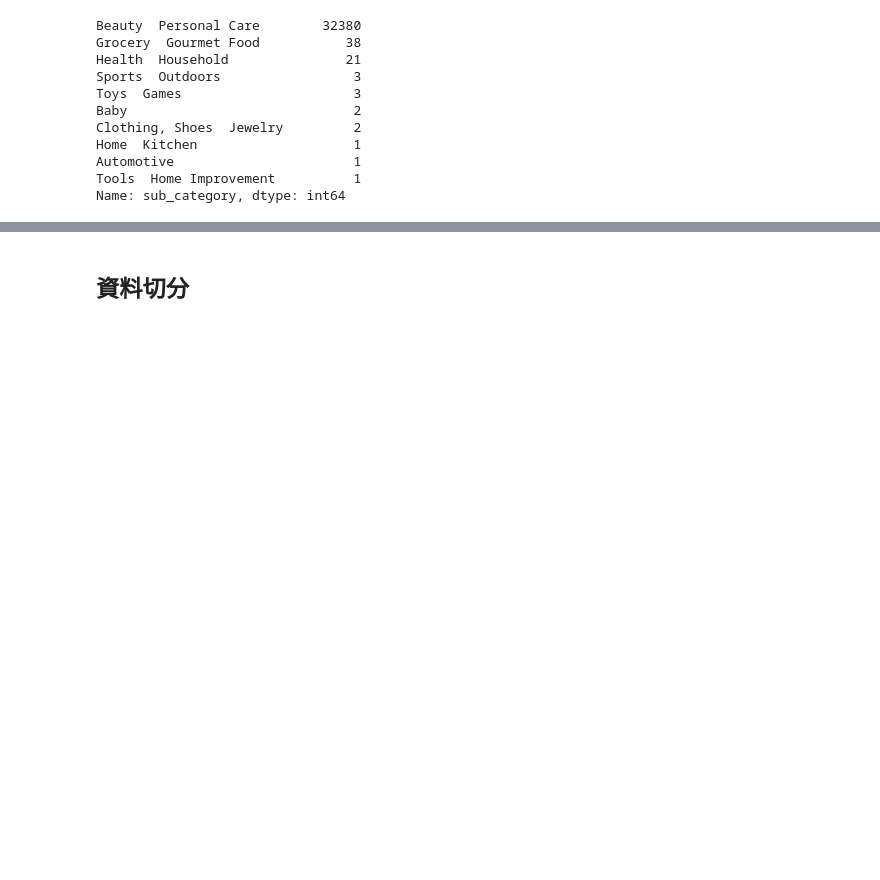
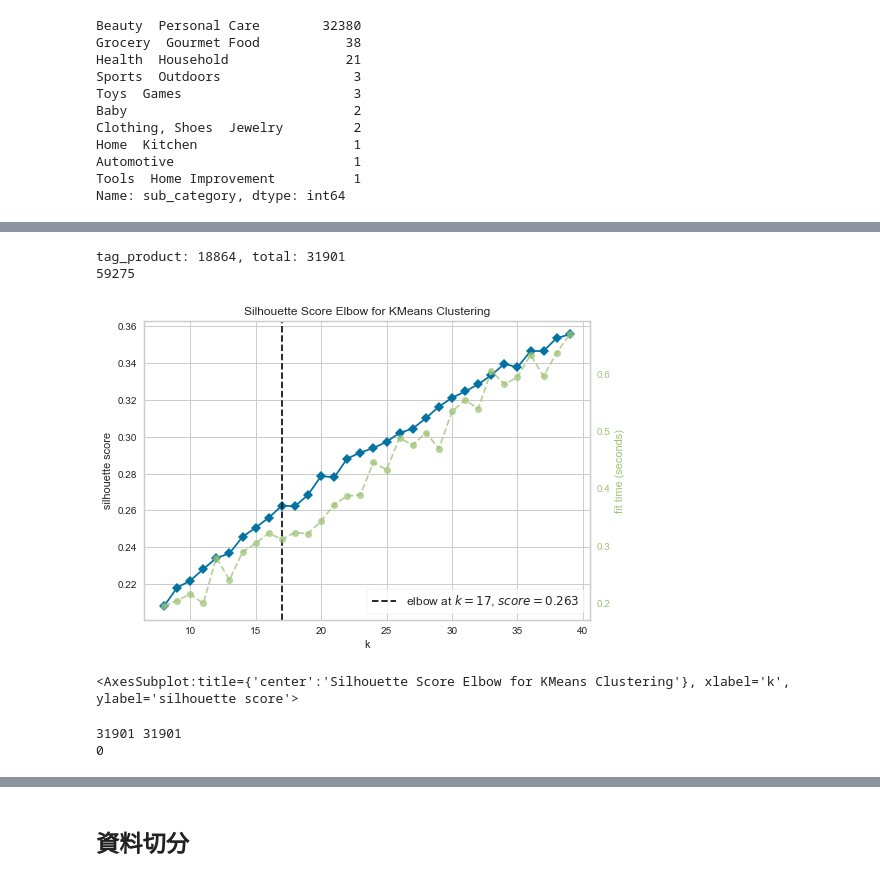
Before and after one commit to fafnerzhang/data-course-sample, a Jupyter notebook: week_3/user_based_collabrative.ipynb, the cells around one changed output, grey strips where cells are left out. Saved outputs shown, nothing was run; the diff lists cells and outputs as text; code cells hidden in the pictures; blank space fills up the shorter version.

```diff
--- a/week_3/user_based_collabrative.ipynb
+++ b/week_3/user_based_collabrative.ipynb
@@ -107,6 +103,8 @@ Name: sub_category, dtype: int64
 metadata.drop(metadata[(metadata['sub_category'] != 'BeautyPersonalCare')].index)
 metadata_processed = metadata.drop_duplicates(subset=['title', 'asin'], keep=False)
 metadata_processed = metadata_processed.drop(['category', 'fit', 'tech1', 'tech2', 'description', 'feature', 'details', 'imageURL', 'imageURLHighRes', 'similar_item'], axis=1)
+metadata_processed = metadata_processed.drop_duplicates('title')
+metadata_processed = metadata_processed.drop_duplicates('asin')
 metadata_processed[(metadata_processed['brand'][0]==metadata_processed['brand_from_title'])].value_counts()
 metadata_processed
 # %% [output]
@@ -125,0 +126,10 @@ metadata_processed
+# %%
+from sklearn.feature_extraction.text import TfidfVectorizer, CountVectorizer
+from nltk.util import  everygrams
+import spacy
+
+title_without_brand = metadata_processed['text_data'].to_list()
+nlp = spacy.load('en_core_web_sm', disable = ['ner', 'parser', 'textcat'])
+title_without_brand = list(nlp.pipe(title_without_brand))
+# for idx, sent in enumerate(title_without_brand):
+#     title_without_brand[idx] = re.sub('[0-9.,-_]*', '', sent)
@@ -125,0 +241,31 @@ metadata_processed
+# %%
+count = 0
+for key in product_dict.keys():
+    count += len(product_dict[key])
+print(f'tag_product: {count}, total: {len(title_without_brand)}')
+print(len(tf_dict))
+word = set(PRODUCT_WORD.keys())
+# %% [output]
+tag_product: 18864, total: 31901
+59275
+# %%
+unknown_label = list()
+feature = list()
+for idx, cat in enumerate(label):
+    if cat == "unknown":
+        unknown_label.append(idx)
+        feature.append(title_without_brand_feature[idx])
+# %%
+from sklearn.cluster import KMeans, AgglomerativeClustering
+vectorizer = TfidfVectorizer(min_df=150)
+tfidf_matrix = vectorizer.fit_transform(feature).toarray()
+# %%
+# select second elbow
+from yellowbrick.cluster import KElbowVisualizer
+model = KMeans(random_state=7777)
+visualizer = KElbowVisualizer(model, k=(8,40), metric="silhouette")
+visualizer.fit(tfidf_matrix)
+visualizer.show()
+# %% [output]
+[figure, added]
+<AxesSubplot:title={'center':'Silhouette Score Elbow for KMeans Clustering'}, xlabel='k', ylabel='silhouette score'>
@@ -125,0 +277,15 @@ metadata_processed
+# %%
+mapping = dict()
+index = 20
+for key in PRODUCT_WORD.keys():
+    mapping[key] = index
+    index += 1
+for idx, cat in enumerate(label):
+    if isinstance(cat, str):
+        label[idx] = mapping[cat]
+metadata_processed['category'] = pd.Series(label)
+print(len(label), len(metadata_processed))
+print(metadata_processed['text_data'].isnull().sum())
+# %% [output]
+31901 31901
+0
```
Also changed, not shown: parts of 23 cells of this notebook, 3 other files.
